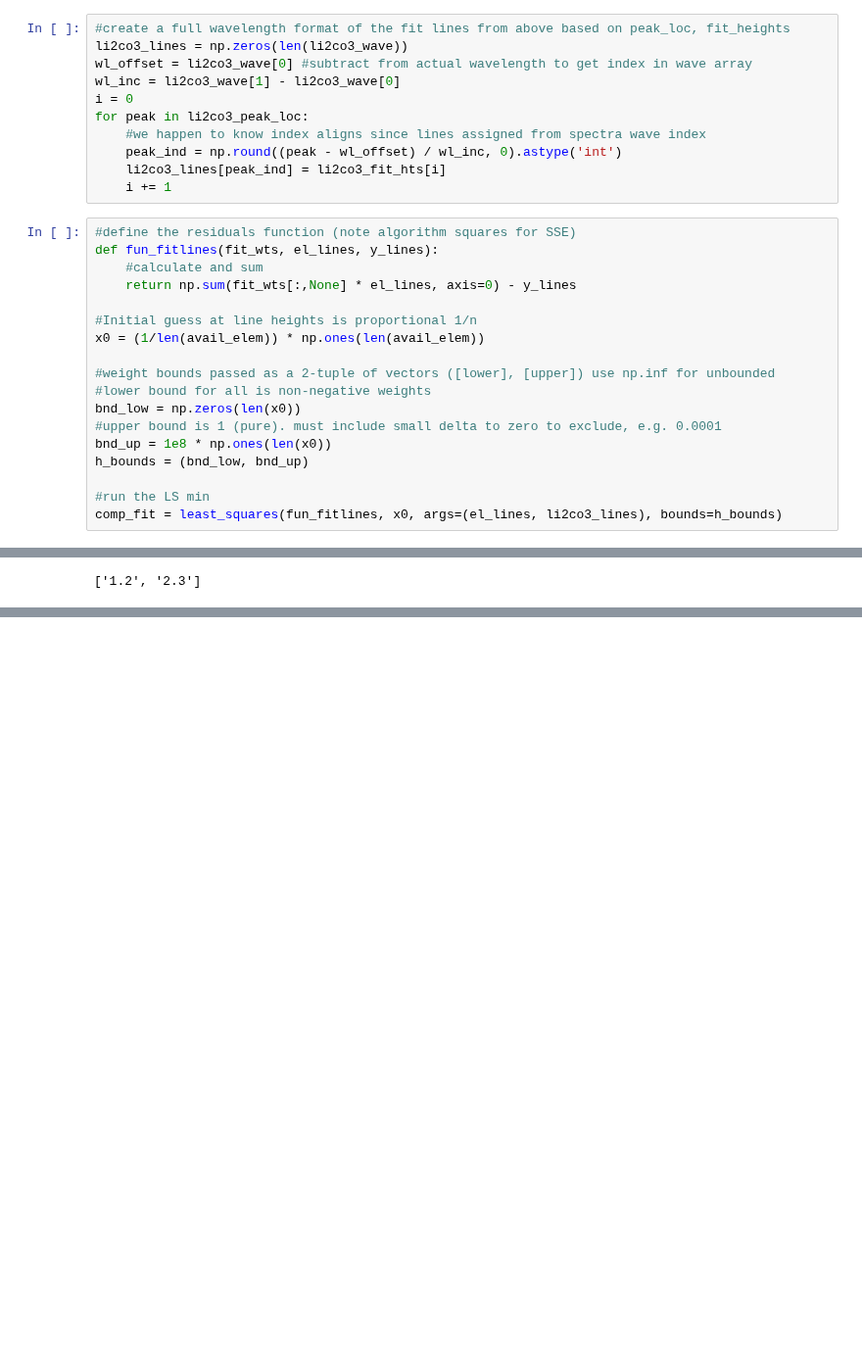
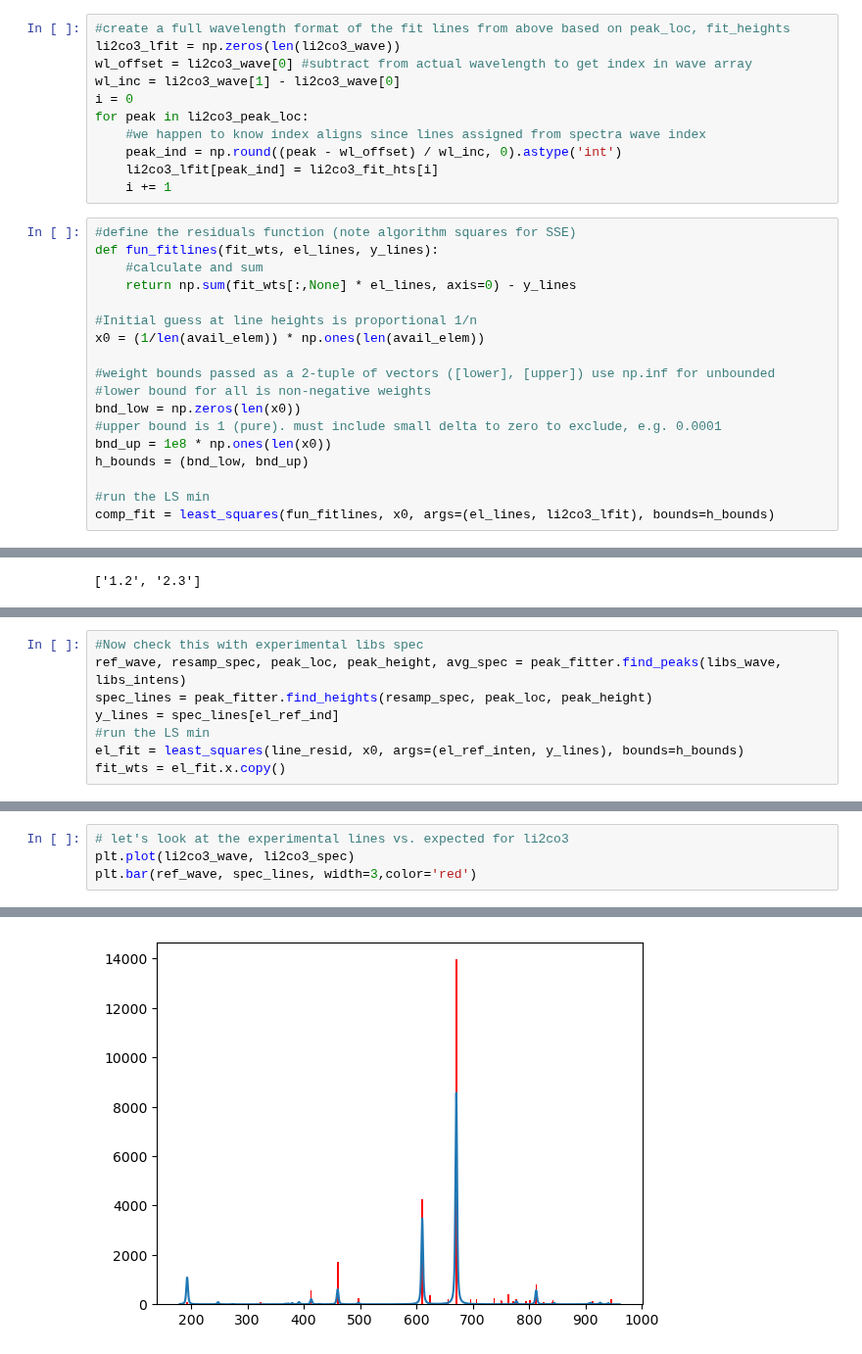
Before and after one commit to MWhitta/phaseMAP, a Jupyter notebook: peakFit.ipynb, the cells around one changed output, grey strips where cells are left out. Shown at 98% size. Saved outputs shown, nothing was run; the diff lists cells and outputs as text; blank space fills up the shorter version.

```diff
--- a/peakFit.ipynb
+++ b/peakFit.ipynb
@@ -207,14 +211,14 @@ np.all(nist_wave == li2co3_wave)
 True
 # %%
 #create a full wavelength format of the fit lines from above based on peak_loc, fit_heights
-li2co3_lines = np.zeros(len(li2co3_wave))
+li2co3_lfit = np.zeros(len(li2co3_wave))
 wl_offset = li2co3_wave[0] #subtract from actual wavelength to get index in wave array
 wl_inc = li2co3_wave[1] - li2co3_wave[0]
 i = 0
 for peak in li2co3_peak_loc:
     #we happen to know index aligns since lines assigned from spectra wave index
     peak_ind = np.round((peak - wl_offset) / wl_inc, 0).astype('int')
-    li2co3_lines[peak_ind] = li2co3_fit_hts[i]
+    li2co3_lfit[peak_ind] = li2co3_fit_hts[i]
     i += 1
 # %%
 #define the residuals function (note algorithm squares for SSE)
@@ -233,7 +237,7 @@ bnd_up = 1e8 * np.ones(len(x0))
 h_bounds = (bnd_low, bnd_up)
 
 #run the LS min
-comp_fit = least_squares(fun_fitlines, x0, args=(el_lines, li2co3_lines), bounds=h_bounds)
+comp_fit = least_squares(fun_fitlines, x0, args=(el_lines, li2co3_lfit), bounds=h_bounds)
 # %%
 fit_wts = comp_fit.x.copy()
 fit_wts
@@ -614,0 +774,8 @@ fig.show()
+# %%
+#Now check this with experimental libs spec
+ref_wave, resamp_spec, peak_loc, peak_height, avg_spec = peak_fitter.find_peaks(libs_wave, libs_intens)
+spec_lines = peak_fitter.find_heights(resamp_spec, peak_loc, peak_height)
+y_lines = spec_lines[el_ref_ind]
+#run the LS min
+el_fit = least_squares(line_resid, x0, args=(el_ref_inten, y_lines), bounds=h_bounds)
+fit_wts = el_fit.x.copy()
@@ -614,0 +801,5 @@ fig.show()
+# %%
+# let's look at the experimental lines vs. expected for li2co3
+plt.plot(li2co3_wave, li2co3_spec)
+plt.bar(ref_wave, spec_lines, width=3,color='red')
+# %% [output]
@@ -614,0 +807 @@ fig.show()
+[figure, added]
```
Also changed, not shown: parts of 27 cells of this notebook.
